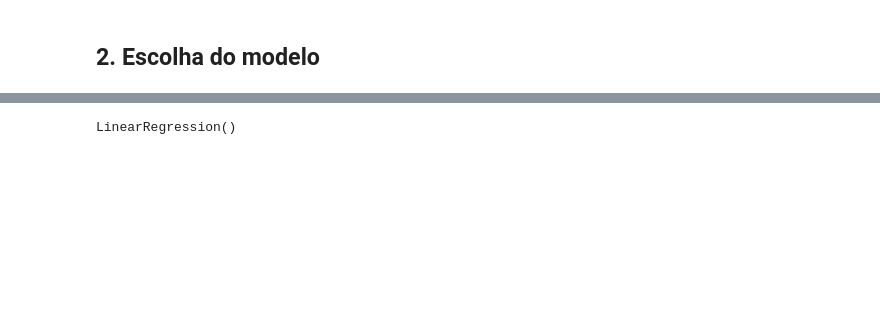
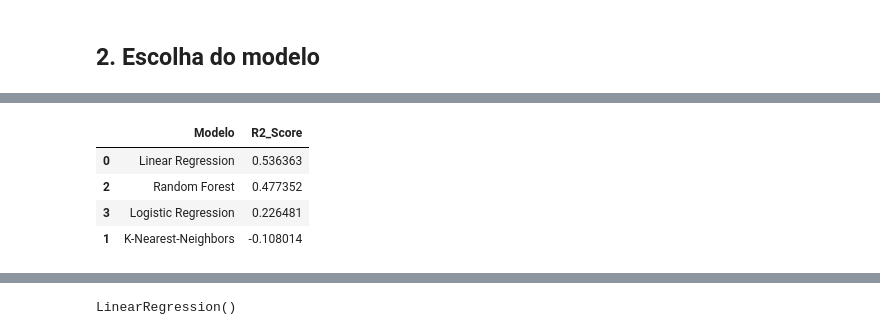
Before and after one commit to leticiaanobre/analise-exploratoria-estudantes, a Jupyter notebook: notebooks/02-comparative_analysis.ipynb, the cells around one changed output, grey strips where cells are left out. Saved outputs shown, nothing was run; the diff lists cells and outputs as text; code cells hidden in the pictures; blank space fills up the shorter version.

```diff
--- a/notebooks/02-comparative_analysis.ipynb
+++ b/notebooks/02-comparative_analysis.ipynb
@@ -173,0 +180,7 @@ array([1, 1, 0, 0, 1, 1, 0, 1, 1, 1, 2, 1, 0, 0, 2, 1, 1, 1, 1, 2, 1, 1,
+# %%
+def evaluate_model(true, predicted):
+    mae = mean_absolute_error(true, predicted)
+    mse = mean_squared_error(true, predicted)
+    rmse = np.sqrt(mean_squared_error(true, predicted))
+    r2_square = r2_score(true, predicted)
+    return mae, rmse, r2_square
@@ -174 +247,16 @@ array([1, 1, 0, 0, 1, 1, 0, 1, 1, 1, 2, 1, 0, 0, 2, 1, 1, 1, 1, 2, 1, 1,
+# %%
+pd.DataFrame(list(zip(model_list, r2_list)),
+             columns=[
+                 'Modelo', 'R2_Score'
+                 ]).sort_values(
+                     by=[
+                         "R2_Score"
+                         ],
+                         ascending=False)
+# %% [output]
+|  | Modelo | R2_Score |
+| 0 | Linear Regression | 0.536363 |
+| 2 | Random Forest | 0.477352 |
+| 3 | Logistic Regression | 0.226481 |
+| 1 | K-Nearest-Neighbors | -0.108014 |
 # %% [markdown]
```
Also changed, not shown: parts of 31 cells of this notebook, 4 other files.
